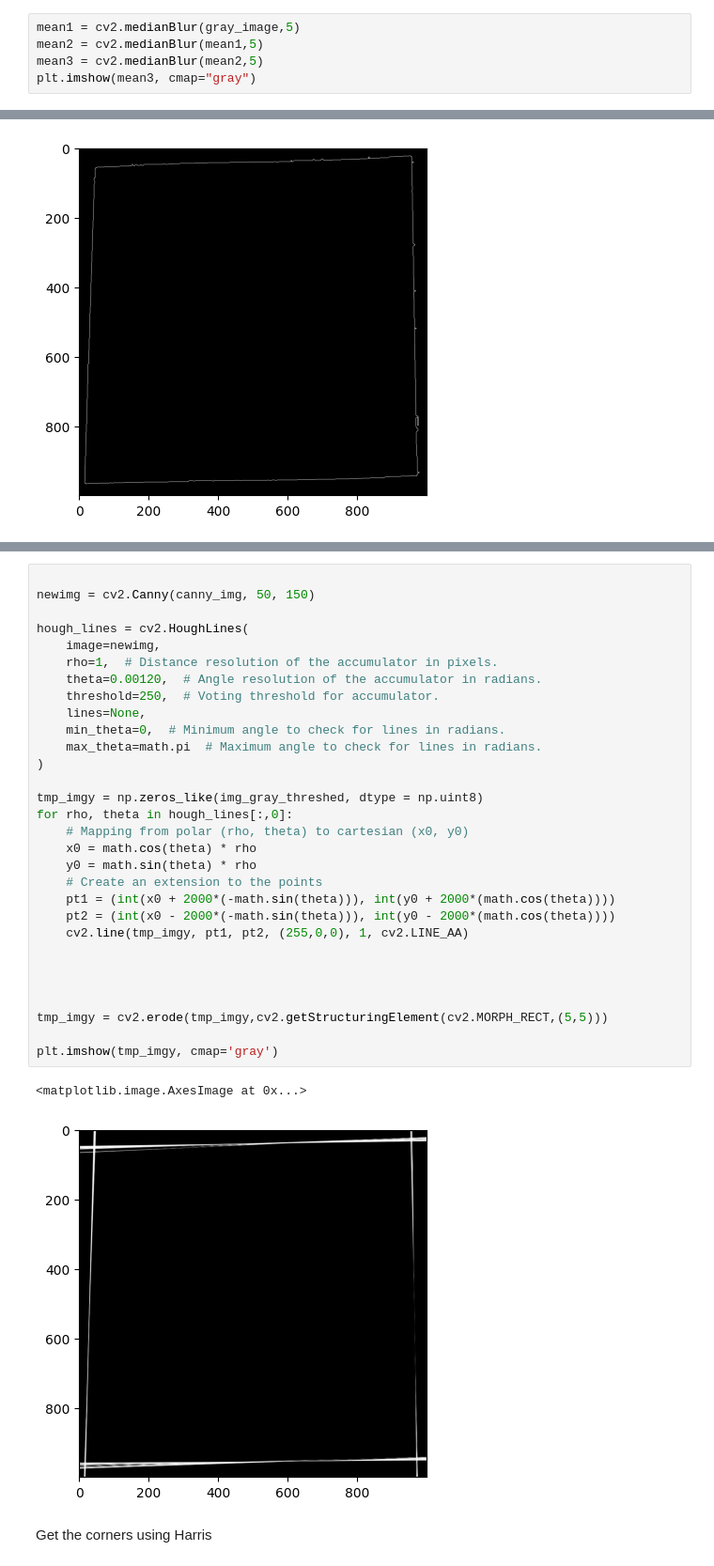
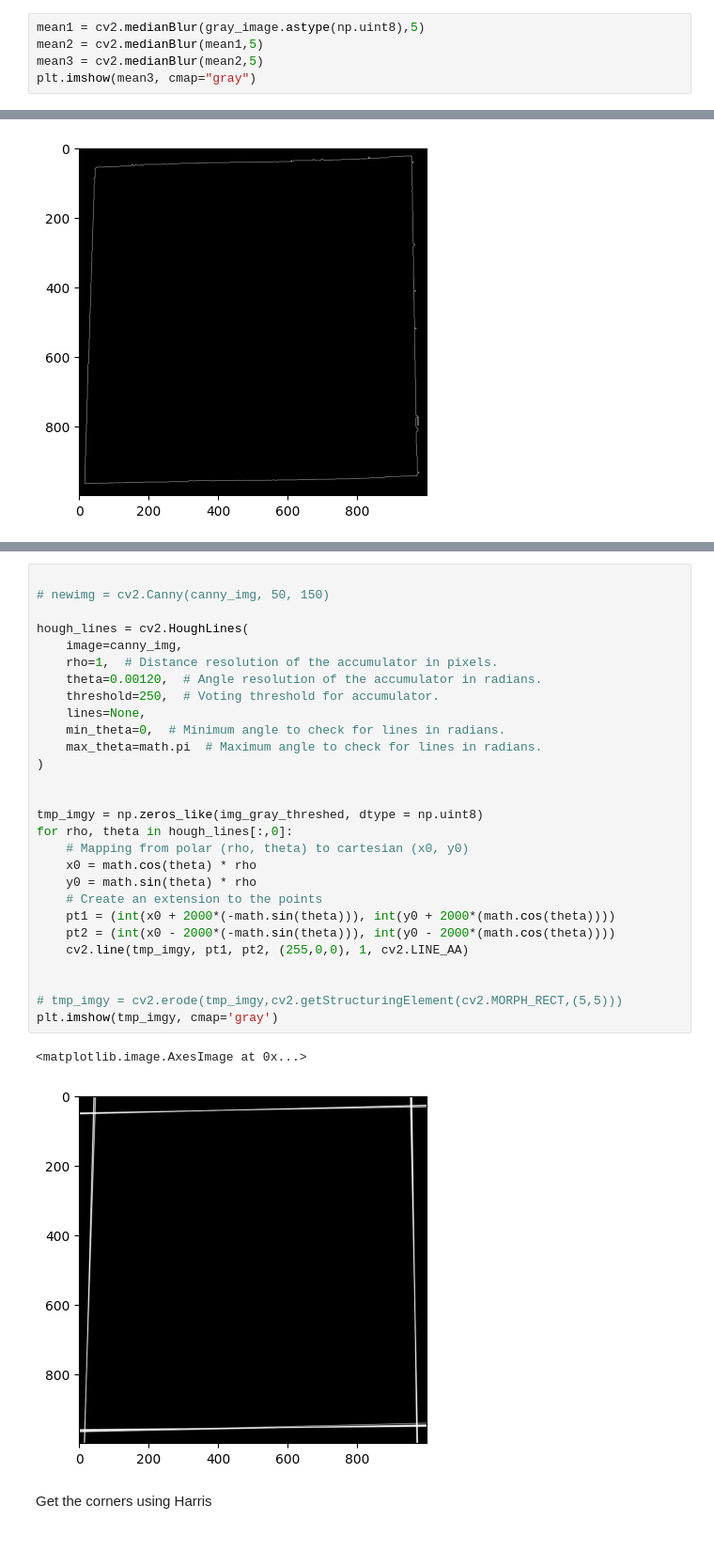
Before and after one commit to youssef-mohamed1809/Sudoku-Image-Processing, a Jupyter notebook: ProjectCV.ipynb, the cells around one changed output, grey strips where cells are left out. Shown at 94% size. Saved outputs shown, nothing was run; the diff lists cells and outputs as text.

```diff
--- a/ProjectCV.ipynb
+++ b/ProjectCV.ipynb
@@ -27,7 +64,7 @@ plt.imshow(gray_image, cmap="gray")
 <matplotlib.image.AxesImage at 0x...>
 [figure]
 # %%
-mean1 = cv2.medianBlur(gray_image,5)
+mean1 = cv2.medianBlur(gray_image.astype(np.uint8),5)
 mean2 = cv2.medianBlur(mean1,5)
 mean3 = cv2.medianBlur(mean2,5)
 plt.imshow(mean3, cmap="gray")
@@ -127,36 +157,34 @@ plt.imshow(canny_img, cmap="gray")
 # %%
 
-newimg = cv2.Canny(canny_img, 50, 150)
+# newimg = cv2.Canny(canny_img, 50, 150)
 
 hough_lines = cv2.HoughLines(
-    image=newimg,
+    image=canny_img,
     rho=1,  # Distance resolution of the accumulator in pixels.
     theta=0.00120,  # Angle resolution of the accumulator in radians.
     threshold=250,  # Voting threshold for accumulator.
     lines=None,
     min_theta=0,  # Minimum angle to check for lines in radians.
     max_theta=math.pi  # Maximum angle to check for lines in radians.
 )
+
 
 tmp_imgy = np.zeros_like(img_gray_threshed, dtype = np.uint8)
 for rho, theta in hough_lines[:,0]:
     # Mapping from polar (rho, theta) to cartesian (x0, y0)
     x0 = math.cos(theta) * rho
     y0 = math.sin(theta) * rho
     # Create an extension to the points
     pt1 = (int(x0 + 2000*(-math.sin(theta))), int(y0 + 2000*(math.cos(theta))))
     pt2 = (int(x0 - 2000*(-math.sin(theta))), int(y0 - 2000*(math.cos(theta))))
     cv2.line(tmp_imgy, pt1, pt2, (255,0,0), 1, cv2.LINE_AA)
 
 
-
-
-tmp_imgy = cv2.erode(tmp_imgy,cv2.getStructuringElement(cv2.MORPH_RECT,(5,5)))
-
+# tmp_imgy = cv2.erode(tmp_imgy,cv2.getStructuringElement(cv2.MORPH_RECT,(5,5)))
 plt.imshow(tmp_imgy, cmap='gray')
 # %% [output]
 <matplotlib.image.AxesImage at 0x...>
-[figure, old version]
+[figure, new version]
 # %% [markdown]
 Get the corners using Harris
 # %%
```
Also changed, not shown: parts of 13 cells of this notebook, 3 other files.
